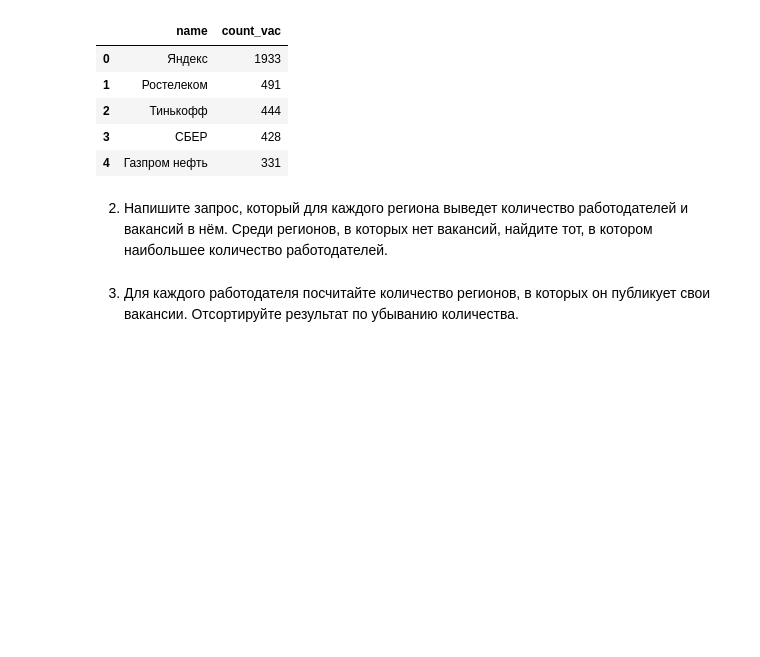
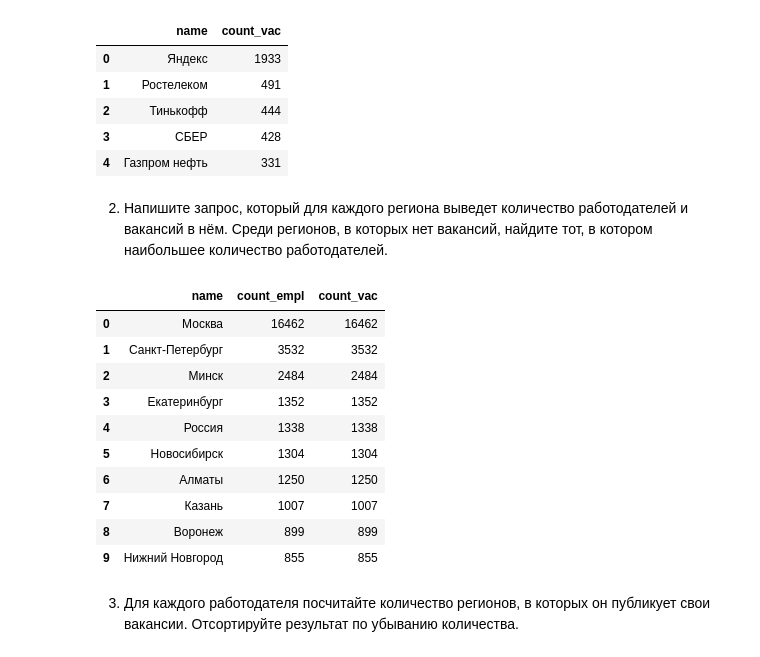
Before and after one commit to Alevtina529/test, a Jupyter notebook: Анализ резюме от HeadHunter/Project_2_Ноутбук_шаблон.ipynb, the cells around one changed output. Drawn from its saved outputs; the diff is of its cells as text; code cells hidden in the pictures; blank space fills up the shorter version.

```diff
--- a/Анализ резюме от HeadHunter/Project_2_Ноутбук_шаблон.ipynb
+++ b/Анализ резюме от HeadHunter/Project_2_Ноутбук_шаблон.ipynb
@@ -298,8 +300,35 @@ df
 Среди регионов, в которых нет вакансий, найдите тот, в котором наибольшее количество работодателей.
 # %%
 # текст запроса
+query_5_2= f'''select
+                    a.name,
+                    COUNT(e.name) as count_empl,
+                    COUNT(v.name) as count_vac
+                    from vacancies v
+                    join EMPLOYERS e on v.EMPLOYER_id = e.id
+                    join areas a on a.id=e.area
+                    group by a.name
+                    order by 2 desc
+                    limit 10
+
+
+'''
 # %%
 # результат запроса
+df=pd.read_sql_query(query_5_2,conn_str)
+df
+# %% [output]
+|  | name | count_empl | count_vac |
+| 0 | Москва | 16462 | 16462 |
+| 1 | Санкт-Петербург | 3532 | 3532 |
+| 2 | Минск | 2484 | 2484 |
+| 3 | Екатеринбург | 1352 | 1352 |
+| 4 | Россия | 1338 | 1338 |
+| 5 | Новосибирск | 1304 | 1304 |
+| 6 | Алматы | 1250 | 1250 |
+| 7 | Казань | 1007 | 1007 |
+| 8 | Воронеж | 899 | 899 |
+| 9 | Нижний Новгород | 855 | 855 |
 # %% [markdown]
 3. Для каждого работодателя посчитайте количество регионов, в которых он публикует свои вакансии. Отсортируйте результат по убыванию количества.
 # %%
```
Also changed, not shown: parts of 4 cells of this notebook.
